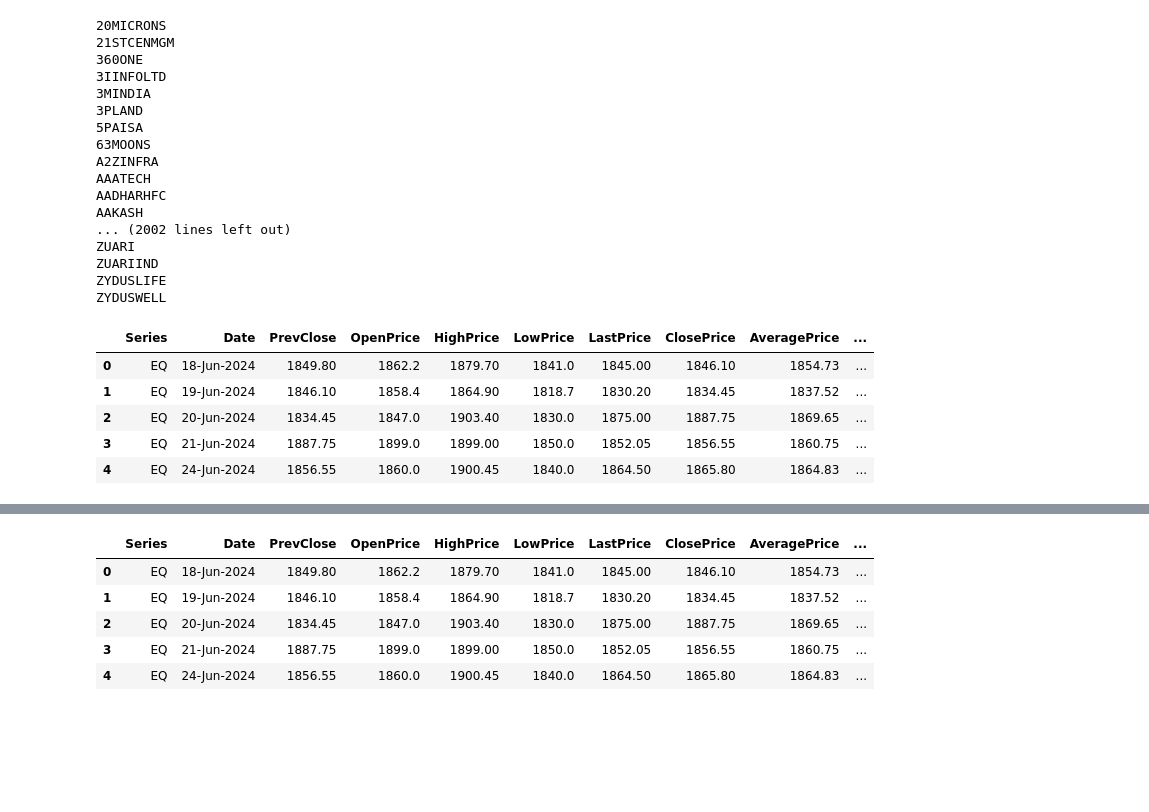
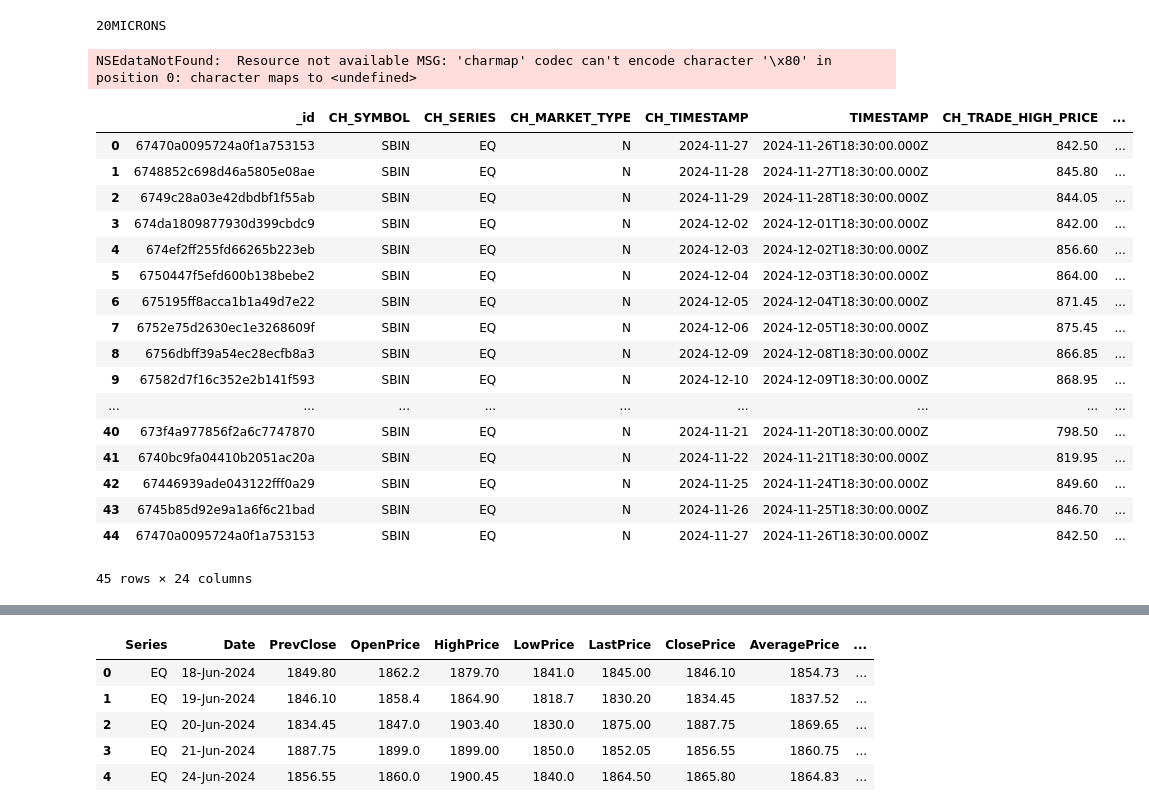
Before and after one commit to jai3703/chatbot_using_llm, a Jupyter notebook: pull_stock_data.ipynb, the cells around one changed output, grey strips where cells are left out. Drawn from its saved outputs; the diff is of its cells as text; code cells hidden in the pictures; blank space fills up the shorter version.

```diff
--- a/pull_stock_data.ipynb
+++ b/pull_stock_data.ipynb
@@ -31,7 +50,7 @@ master_data = pd.DataFrame()
 for stock_symbol in symbol_list:
     #stock = 'TATAMOTORS'
     print(stock_symbol)
-    data = capital_market.price_volume_and_deliverable_position_data(symbol=stock_symbol,
+    data = capital_market.price_volume_and_deliverable_position_data(symbol="ZYDUSWELL",
                                                                      from_date='16-06-2024',
                                                                      to_date='20-07-2024')
     master_data = pd.concat([data,master_data])
@@ -48,25 +67,37 @@ master_data.rename(columns={'ï»¿"Symbol"': 'Symbol'}, inplace=True)
 master_data.head()
 # %% [output]
 20MICRONS
-21STCENMGM
-360ONE
-3IINFOLTD
-3MINDIA
-3PLAND
-5PAISA
-63MOONS
-A2ZINFRA
-AAATECH
-AADHARHFC
-AAKASH
-... (2002 lines left out)
-ZUARI
-ZUARIIND
-ZYDUSLIFE
-ZYDUSWELL
-|  | Series | Date | PrevClose | OpenPrice | HighPrice | LowPrice | LastPrice | ClosePrice | AveragePrice | ... |
-| 0 | EQ | 18-Jun-2024 | 1849.80 | 1862.2 | 1879.70 | 1841.0 | 1845.00 | 1846.10 | 1854.73 | ... |
-| 1 | EQ | 19-Jun-2024 | 1846.10 | 1858.4 | 1864.90 | 1818.7 | 1830.20 | 1834.45 | 1837.52 | ... |
-| 2 | EQ | 20-Jun-2024 | 1834.45 | 1847.0 | 1903.40 | 1830.0 | 1875.00 | 1887.75 | 1869.65 | ... |
-| 3 | EQ | 21-Jun-2024 | 1887.75 | 1899.0 | 1899.00 | 1850.0 | 1852.05 | 1856.55 | 1860.75 | ... |
-| 4 | EQ | 24-Jun-2024 | 1856.55 | 1860.0 | 1900.45 | 1840.0 | 1864.50 | 1865.80 | 1864.83 | ... |
+NSEdataNotFound:  Resource not available MSG: 'charmap' codec can't encode character '\x80' in position 0: character maps to <undefined>
+# %%
+from nsepython import *
+
+end_date = datetime.datetime.now().strftime("%d-%m-%Y")
+end_date = str(end_date)
+
+start_date = (datetime.datetime.now()- datetime.timedelta(days=65)).strftime("%d-%m-%Y")
+start_date = str(start_date)
+
+symbol = "SBIN"
+series = "EQ"
+
+df = equity_history(symbol,series,start_date,end_date)
+df
+# %% [output]
+|  | _id | CH_SYMBOL | CH_SERIES | CH_MARKET_TYPE | CH_TIMESTAMP | TIMESTAMP | CH_TRADE_HIGH_PRICE | ... |
+| 0 | 67470a0095724a0f1a753153 | SBIN | EQ | N | 2024-11-27 | 2024-11-26T18:30:00.000Z | 842.50 | ... |
+| 1 | 6748852c698d46a5805e08ae | SBIN | EQ | N | 2024-11-28 | 2024-11-27T18:30:00.000Z | 845.80 | ... |
+| 2 | 6749c28a03e42dbdbf1f55ab | SBIN | EQ | N | 2024-11-29 | 2024-11-28T18:30:00.000Z | 844.05 | ... |
+| 3 | 674da1809877930d399cbdc9 | SBIN | EQ | N | 2024-12-02 | 2024-12-01T18:30:00.000Z | 842.00 | ... |
+| 4 | 674ef2ff255fd66265b223eb | SBIN | EQ | N | 2024-12-03 | 2024-12-02T18:30:00.000Z | 856.60 | ... |
+| 5 | 6750447f5efd600b138bebe2 | SBIN | EQ | N | 2024-12-04 | 2024-12-03T18:30:00.000Z | 864.00 | ... |
+| 6 | 675195ff8acca1b1a49d7e22 | SBIN | EQ | N | 2024-12-05 | 2024-12-04T18:30:00.000Z | 871.45 | ... |
+| 7 | 6752e75d2630ec1e3268609f | SBIN | EQ | N | 2024-12-06 | 2024-12-05T18:30:00.000Z | 875.45 | ... |
+| 8 | 6756dbff39a54ec28ecfb8a3 | SBIN | EQ | N | 2024-12-09 | 2024-12-08T18:30:00.000Z | 866.85 | ... |
+| 9 | 67582d7f16c352e2b141f593 | SBIN | EQ | N | 2024-12-10 | 2024-12-09T18:30:00.000Z | 868.95 | ... |
+| ... | ... | ... | ... | ... | ... | ... | ... | ... |
+| 40 | 673f4a977856f2a6c7747870 | SBIN | EQ | N | 2024-11-21 | 2024-11-20T18:30:00.000Z | 798.50 | ... |
+| 41 | 6740bc9fa04410b2051ac20a | SBIN | EQ | N | 2024-11-22 | 2024-11-21T18:30:00.000Z | 819.95 | ... |
+| 42 | 67446939ade043122fff0a29 | SBIN | EQ | N | 2024-11-25 | 2024-11-24T18:30:00.000Z | 849.60 | ... |
+| 43 | 6745b85d92e9a1a6f6c21bad | SBIN | EQ | N | 2024-11-26 | 2024-11-25T18:30:00.000Z | 846.70 | ... |
+| 44 | 67470a0095724a0f1a753153 | SBIN | EQ | N | 2024-11-27 | 2024-11-26T18:30:00.000Z | 842.50 | ... |
+45 rows × 24 columns
```
Also changed, not shown: parts of 4 cells of this notebook, 8 other files.
